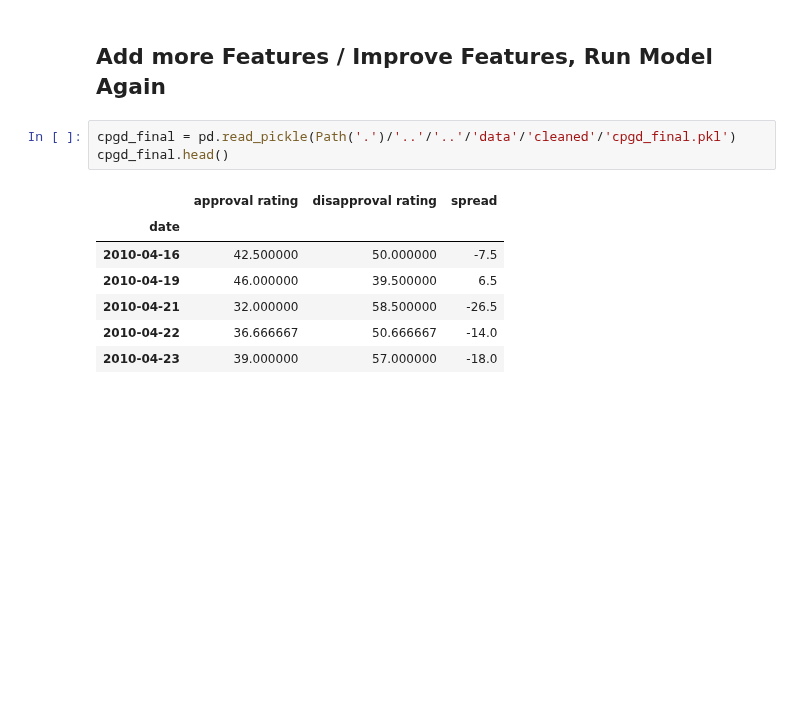
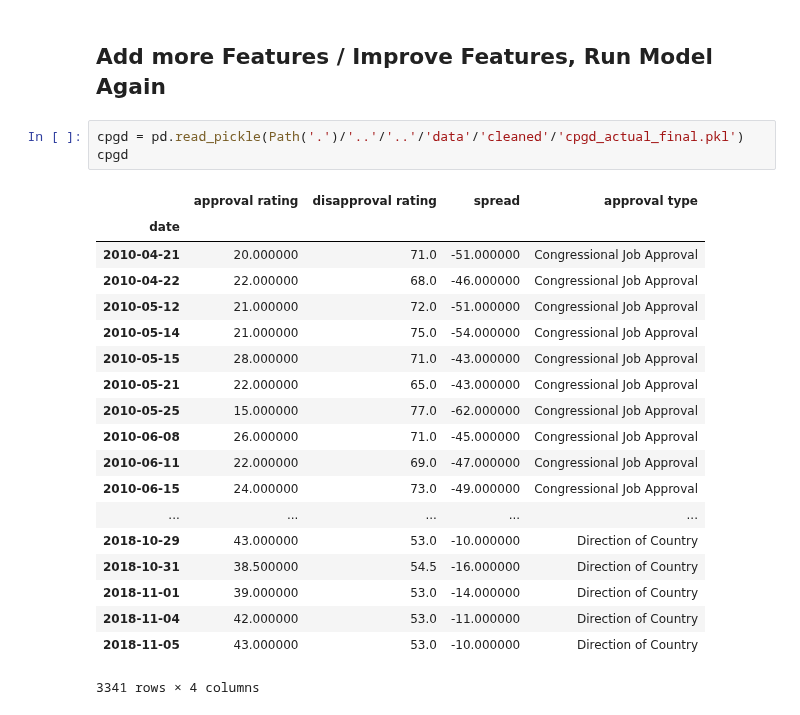
Before and after one commit to Nlorio/election-forecast, a Jupyter notebook: notebooks/3-modeling/FEC_poll_model.ipynb, the cells around one changed output. Drawn from its saved outputs; the diff is of its cells as text; blank space fills up the shorter version.

```diff
--- a/notebooks/3-modeling/FEC_poll_model.ipynb
+++ b/notebooks/3-modeling/FEC_poll_model.ipynb
@@ -551,13 +547,25 @@ random_forest test accuracy=  0.9518072289156626
 # %% [markdown]
 ## Add more Features / Improve Features, Run Model Again
 # %%
-cpgd_final = pd.read_pickle(Path('.')/'..'/'..'/'data'/'cleaned'/'cpgd_final.pkl')
-cpgd_final.head()
+cpgd = pd.read_pickle(Path('.')/'..'/'..'/'data'/'cleaned'/'cpgd_actual_final.pkl')
+cpgd
 # %% [output]
-|  | approval rating | disapproval rating | spread |
-| date |  |  |  |
-| 2010-04-16 | 42.500000 | 50.000000 | -7.5 |
-| 2010-04-19 | 46.000000 | 39.500000 | 6.5 |
-| 2010-04-21 | 32.000000 | 58.500000 | -26.5 |
-| 2010-04-22 | 36.666667 | 50.666667 | -14.0 |
-| 2010-04-23 | 39.000000 | 57.000000 | -18.0 |
+|  | approval rating | disapproval rating | spread | approval type |
+| date |  |  |  |  |
+| 2010-04-21 | 20.000000 | 71.0 | -51.000000 | Congressional Job Approval |
+| 2010-04-22 | 22.000000 | 68.0 | -46.000000 | Congressional Job Approval |
+| 2010-05-12 | 21.000000 | 72.0 | -51.000000 | Congressional Job Approval |
+| 2010-05-14 | 21.000000 | 75.0 | -54.000000 | Congressional Job Approval |
+| 2010-05-15 | 28.000000 | 71.0 | -43.000000 | Congressional Job Approval |
+| 2010-05-21 | 22.000000 | 65.0 | -43.000000 | Congressional Job Approval |
+| 2010-05-25 | 15.000000 | 77.0 | -62.000000 | Congressional Job Approval |
+| 2010-06-08 | 26.000000 | 71.0 | -45.000000 | Congressional Job Approval |
+| 2010-06-11 | 22.000000 | 69.0 | -47.000000 | Congressional Job Approval |
+| 2010-06-15 | 24.000000 | 73.0 | -49.000000 | Congressional Job Approval |
+| ... | ... | ... | ... | ... |
+| 2018-10-29 | 43.000000 | 53.0 | -10.000000 | Direction of Country |
+| 2018-10-31 | 38.500000 | 54.5 | -16.000000 | Direction of Country |
+| 2018-11-01 | 39.000000 | 53.0 | -14.000000 | Direction of Country |
+| 2018-11-04 | 42.000000 | 53.0 | -11.000000 | Direction of Country |
+| 2018-11-05 | 43.000000 | 53.0 | -10.000000 | Direction of Country |
+3341 rows × 4 columns
```
Also changed, not shown: parts of 30 cells of this notebook, 1 other file.
